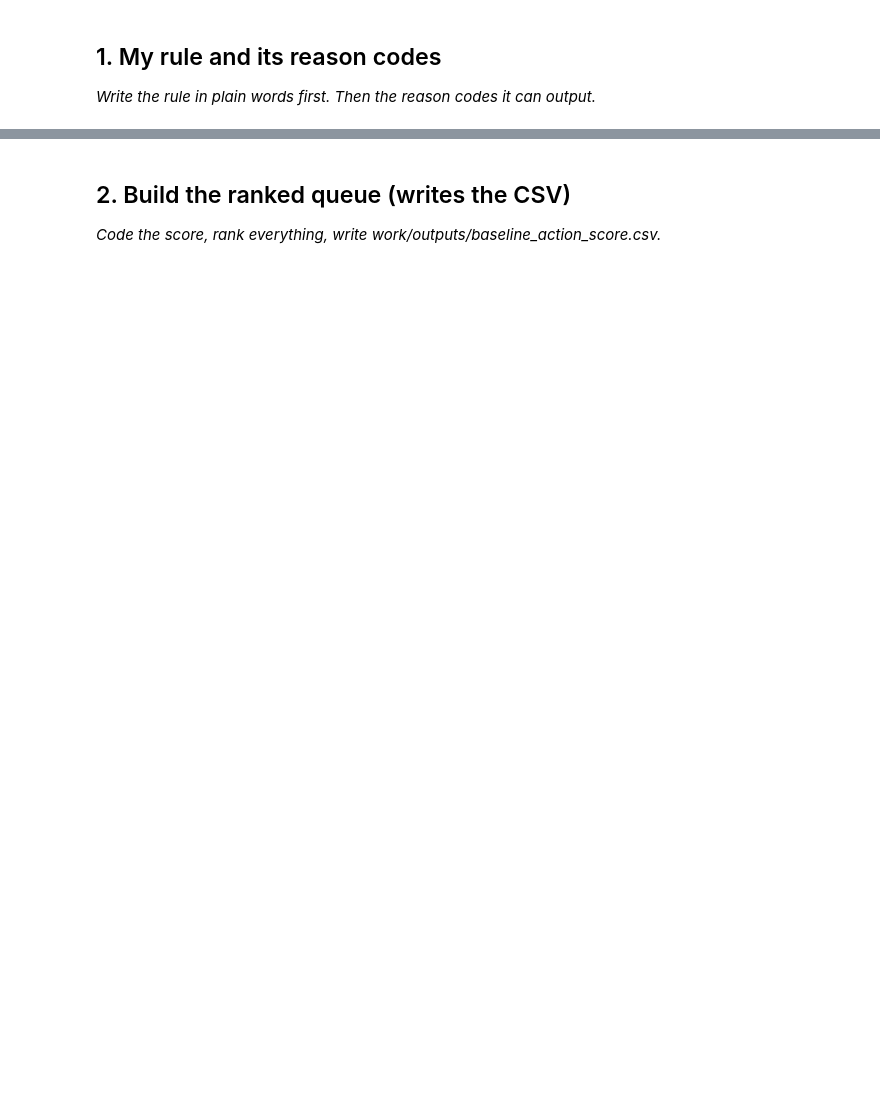
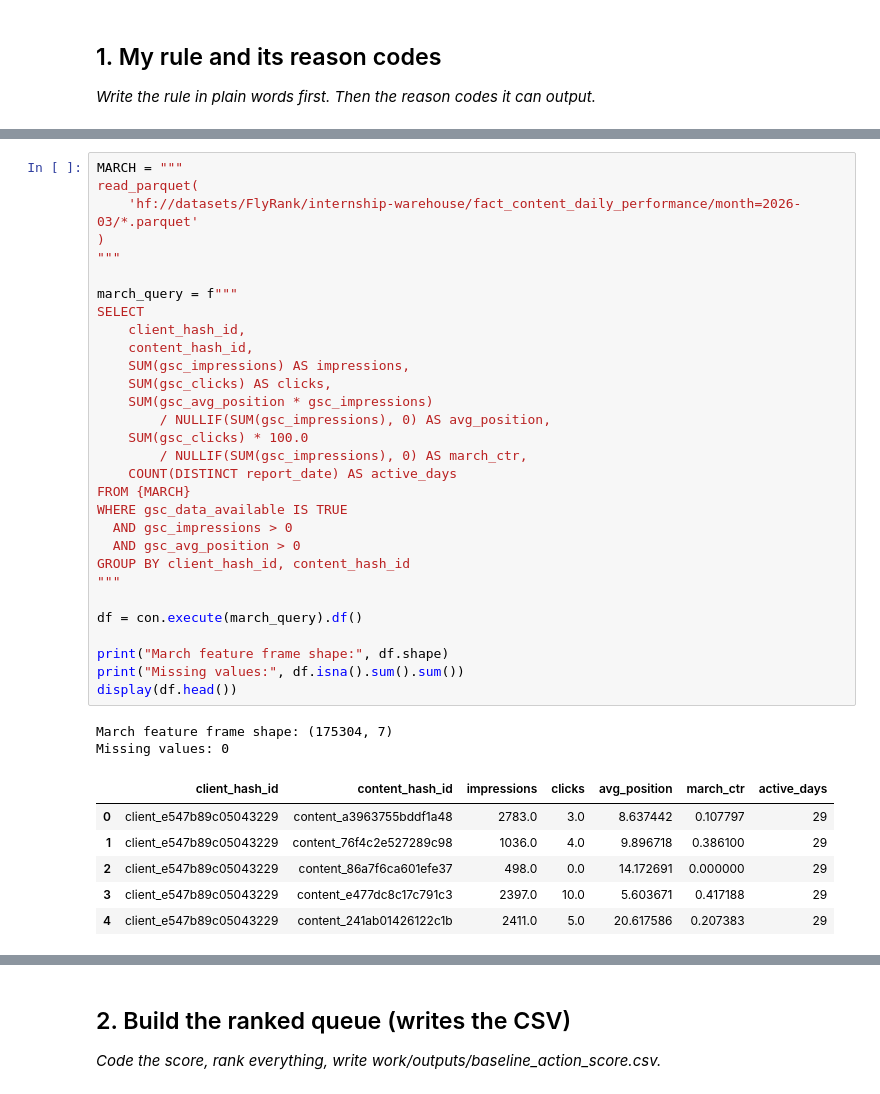
Before and after one commit to irene1407/ML-1, a Jupyter notebook: work/notebooks/w04_baseline_score.ipynb, the cells around one changed output, grey strips where cells are left out. Saved outputs shown, nothing was run; the diff lists cells and outputs as text; blank space fills up the shorter version.

```diff
--- a/work/notebooks/w04_baseline_score.ipynb
+++ b/work/notebooks/w04_baseline_score.ipynb
@@ -15,0 +61,39 @@ This skeleton is yours to fill. Work the sections **in order** — each one has
+# %%
+MARCH = """
+read_parquet(
+    'hf://datasets/FlyRank/internship-warehouse/fact_content_daily_performance/month=2026-03/*.parquet'
+)
+"""
+
+march_query = f"""
+SELECT
+    client_hash_id,
+    content_hash_id,
+    SUM(gsc_impressions) AS impressions,
+    SUM(gsc_clicks) AS clicks,
+    SUM(gsc_avg_position * gsc_impressions)
+        / NULLIF(SUM(gsc_impressions), 0) AS avg_position,
+    SUM(gsc_clicks) * 100.0
+        / NULLIF(SUM(gsc_impressions), 0) AS march_ctr,
+    COUNT(DISTINCT report_date) AS active_days
+FROM {MARCH}
+WHERE gsc_data_available IS TRUE
+  AND gsc_impressions > 0
+  AND gsc_avg_position > 0
+GROUP BY client_hash_id, content_hash_id
+"""
+
+df = con.execute(march_query).df()
+
+print("March feature frame shape:", df.shape)
+print("Missing values:", df.isna().sum().sum())
+display(df.head())
+# %% [output]
+March feature frame shape: (175304, 7)
+Missing values: 0
+|  | client_hash_id | content_hash_id | impressions | clicks | avg_position | march_ctr | active_days |
+| 0 | client_e547b89c05043229 | content_a3963755bddf1a48 | 2783.0 | 3.0 | 8.637442 | 0.107797 | 29 |
+| 1 | client_e547b89c05043229 | content_76f4c2e527289c98 | 1036.0 | 4.0 | 9.896718 | 0.386100 | 29 |
+| 2 | client_e547b89c05043229 | content_86a7f6ca601efe37 | 498.0 | 0.0 | 14.172691 | 0.000000 | 29 |
+| 3 | client_e547b89c05043229 | content_e477dc8c17c791c3 | 2397.0 | 10.0 | 5.603671 | 0.417188 | 29 |
+| 4 | client_e547b89c05043229 | content_241ab01426122c1b | 2411.0 | 5.0 | 20.617586 | 0.207383 | 29 |
```
Also changed, not shown: parts of 19 cells of this notebook.
